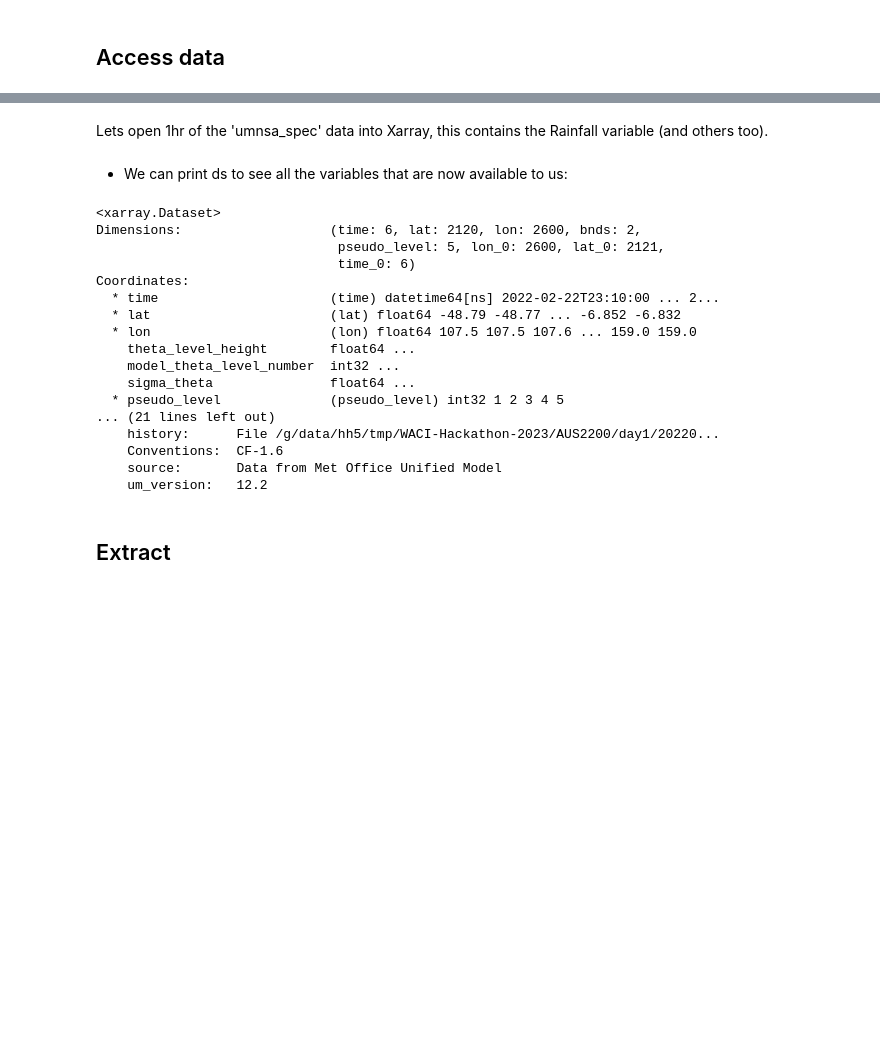
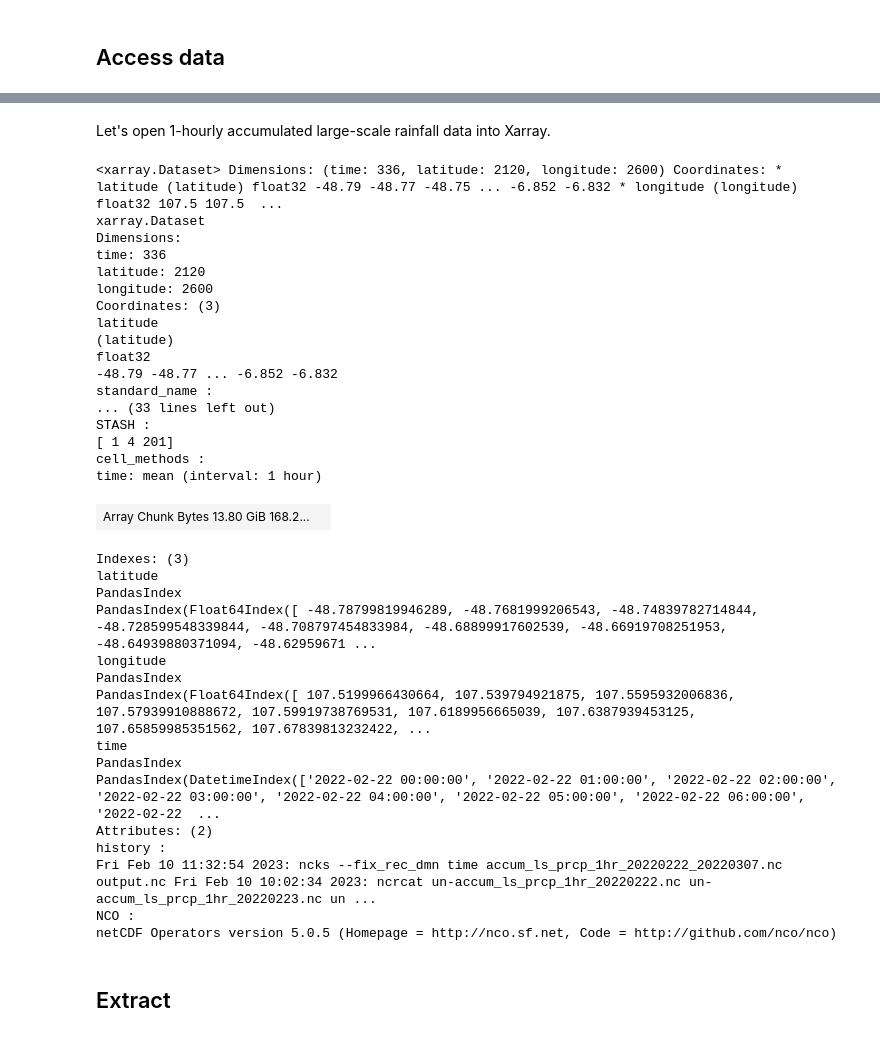
Before and after one commit to coecms/AUS2200_CLEX_analysis, a Jupyter notebook: notebooks/AUS2200_rainfall_plot.ipynb, the cells around one changed output, grey strips where cells are left out. Cells and saved outputs as stored; diff of their text form; code cells hidden in the pictures; blank space fills up the shorter version.

```diff
--- a/notebooks/AUS2200_rainfall_plot.ipynb
+++ b/notebooks/AUS2200_rainfall_plot.ipynb
@@ -57,3 +91,3 @@ Data available:
 # %% [markdown]
-Lets open 1hr of the 'umnsa_spec' data into Xarray, this contains the Rainfall variable (and others too).
+Let's open 1-hourly accumulated large-scale rainfall data into Xarray.
 # %%
@@ -61,27 +96,43 @@ path = '/g/data/hh5/tmp/WACI-Hackathon-2023/AUS2200/netcdf/day1/history/atm/netC
 # %%
-ds = xr.open_mfdataset(path, parallel=True, chunks = {'time': '200mb'})
-# The parallel option allows xarray to run in parallel, might not be important when opening 1 file,
-# but if you're opening lots of files then this option would make things faster.
+ds = xr.open_dataset(f'{datadir}/{fname}', chunks = {'time': '200mb'})
+ds
 # It's good to set chunk size when opening data so Xarray/Dask is more efficient.
+# the setting above makes sure we are using chunksizes ~200MB of size which is optimal for dask.
+
+# If you want to do timeseries type operations you might want to specify the chunks as:
+# chunks = {'time':-1, 'latitude': '200MB}
+# In this way all timesteps for a single cell grid will be in the same chunk
+# %% [output]
+<xarray.Dataset> Dimensions: (time: 336, latitude: 2120, longitude: 2600) Coordinates: * latitude (latitude) float32 -48.79 -48.77 -48.75 ... -6.852 -6.832 * longitude (longitude) float32 107.5 107.5  ...
+xarray.Dataset
+Dimensions:
+time: 336
+latitude: 2120
+longitude: 2600
+Coordinates: (3)
+latitude
+(latitude)
+float32
+-48.79 -48.77 ... -6.852 -6.832
+standard_name :
+... (33 lines left out)
+STASH :
+[ 1 4 201]
+cell_methods :
+time: mean (interval: 1 hour)
+| Array Chunk Bytes 13.80 GiB 168.2... |  |
+Indexes: (3)
+latitude
+PandasIndex
+PandasIndex(Float64Index([ -48.78799819946289, -48.7681999206543, -48.74839782714844, -48.728599548339844, -48.708797454833984, -48.68899917602539, -48.66919708251953, -48.64939880371094, -48.62959671 ...
+longitude
+PandasIndex
+PandasIndex(Float64Index([ 107.5199966430664, 107.539794921875, 107.5595932006836, 107.57939910888672, 107.59919738769531, 107.6189956665039, 107.6387939453125, 107.65859985351562, 107.67839813232422, ...
+time
+PandasIndex
+PandasIndex(DatetimeIndex(['2022-02-22 00:00:00', '2022-02-22 01:00:00', '2022-02-22 02:00:00', '2022-02-22 03:00:00', '2022-02-22 04:00:00', '2022-02-22 05:00:00', '2022-02-22 06:00:00', '2022-02-22  ...
+Attributes: (2)
+history :
+Fri Feb 10 11:32:54 2023: ncks --fix_rec_dmn time accum_ls_prcp_1hr_20220222_20220307.nc output.nc Fri Feb 10 10:02:34 2023: ncrcat un-accum_ls_prcp_1hr_20220222.nc un-accum_ls_prcp_1hr_20220223.nc un ...
+NCO :
+netCDF Operators version 5.0.5 (Homepage = http://nco.sf.net, Code = http://github.com/nco/nco)
-# %% [markdown]
-- We can print ds to see all the variables that are now available to us:
-# %%
-ds
-# %% [output]
-<xarray.Dataset>
-Dimensions:                   (time: 6, lat: 2120, lon: 2600, bnds: 2,
-                               pseudo_level: 5, lon_0: 2600, lat_0: 2121,
-                               time_0: 6)
-Coordinates:
-  * time                      (time) datetime64[ns] 2022-02-22T23:10:00 ... 2...
-  * lat                       (lat) float64 -48.79 -48.77 ... -6.852 -6.832
-  * lon                       (lon) float64 107.5 107.5 107.6 ... 159.0 159.0
-    theta_level_height        float64 ...
-    model_theta_level_number  int32 ...
-    sigma_theta               float64 ...
-  * pseudo_level              (pseudo_level) int32 1 2 3 4 5
-... (21 lines left out)
-    history:      File /g/data/hh5/tmp/WACI-Hackathon-2023/AUS2200/day1/20220...
-    Conventions:  CF-1.6
-    source:       Data from Met Office Unified Model
-    um_version:   12.2
```
Also changed, not shown: parts of 30 cells of this notebook, 3 other files.
